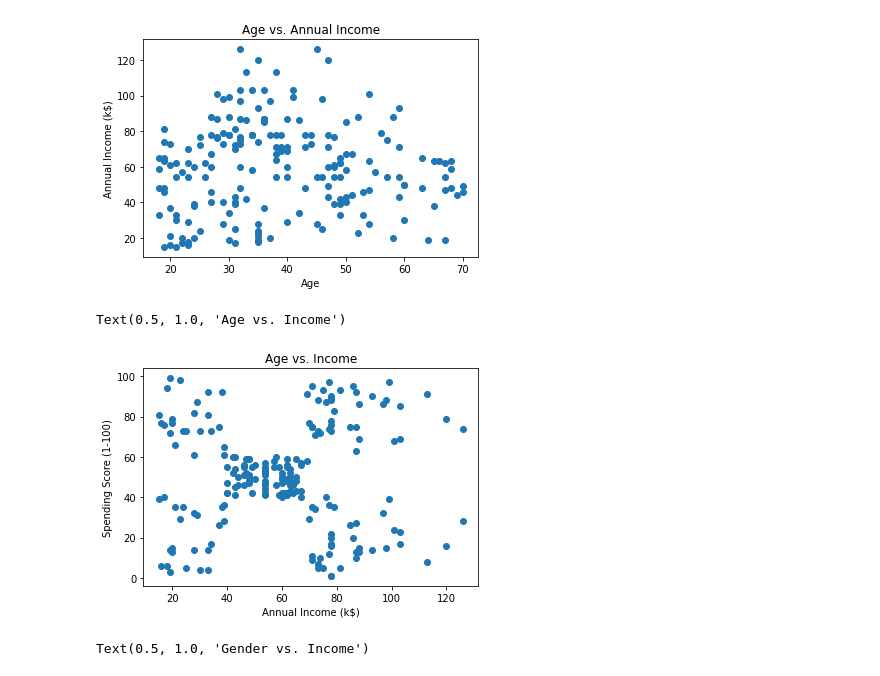
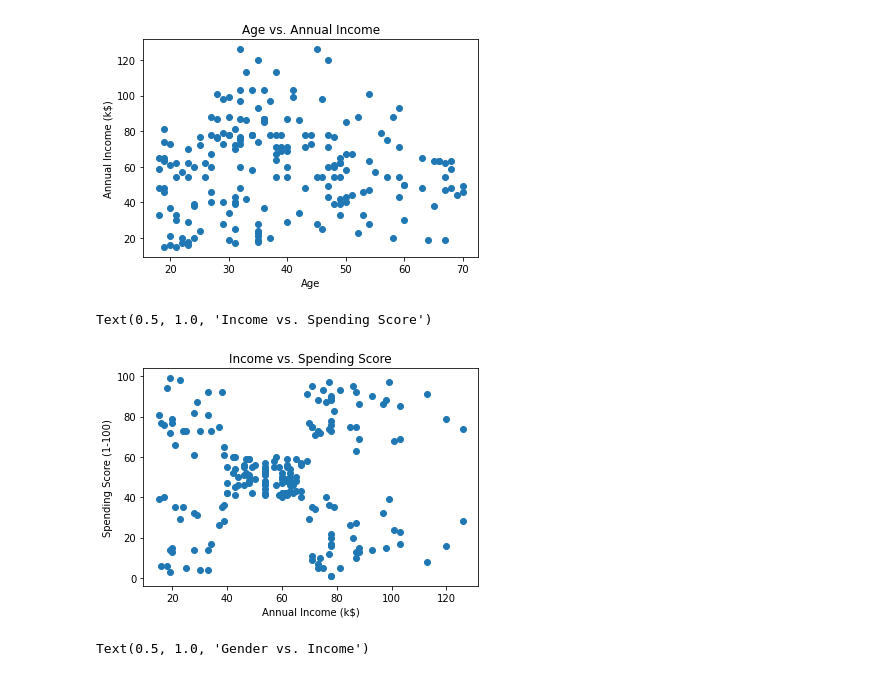
Before and after one commit to JenKlein/mall_customer-segmentation, a Jupyter notebook: Customer_segmentation.ipynb, the cells around one changed output. Drawn from its saved outputs; the diff is of its cells as text; code cells hidden in the pictures.

```diff
--- a/Customer_segmentation.ipynb
+++ b/Customer_segmentation.ipynb
@@ -18,7 +13,7 @@ from sklearn.preprocessing import StandardScaler
 from sklearn.cluster import KMeans
 from sklearn.metrics import silhouette_score
 # %%
-file_path = "/Users/jenniferklein/Documents/Projects/Mall_Customers.csv"
+file_path = "/Users/jenniferklein/Documents/Projects/mall_customer-segmentation/Mall_Customers.csv"
 data = pd.read_csv(file_path, index_col=0)
 # %%
 data.head(10)
@@ -158,12 +153,12 @@ Text(0.5, 1.0, 'Age vs. Annual Income')
 # %%
 # scatter plot of spending score by annual income
 plt.scatter(data['Annual Income (k$)'], data['Spending Score (1-100)'])
 plt.xlabel('Annual Income (k$)')
 plt.ylabel('Spending Score (1-100)')
-plt.title('Age vs. Income')
+plt.title('Income vs. Spending Score')
 # %% [output]
-Text(0.5, 1.0, 'Age vs. Income')
+Text(0.5, 1.0, 'Income vs. Spending Score')
-[figure, old version]
+[figure, new version]
 # %%
 # people with an annual income of $40-$60k have a corresponding
 # spending score of 40-60
```
Also changed, not shown: parts of 15 cells of this notebook, 1 other file.
